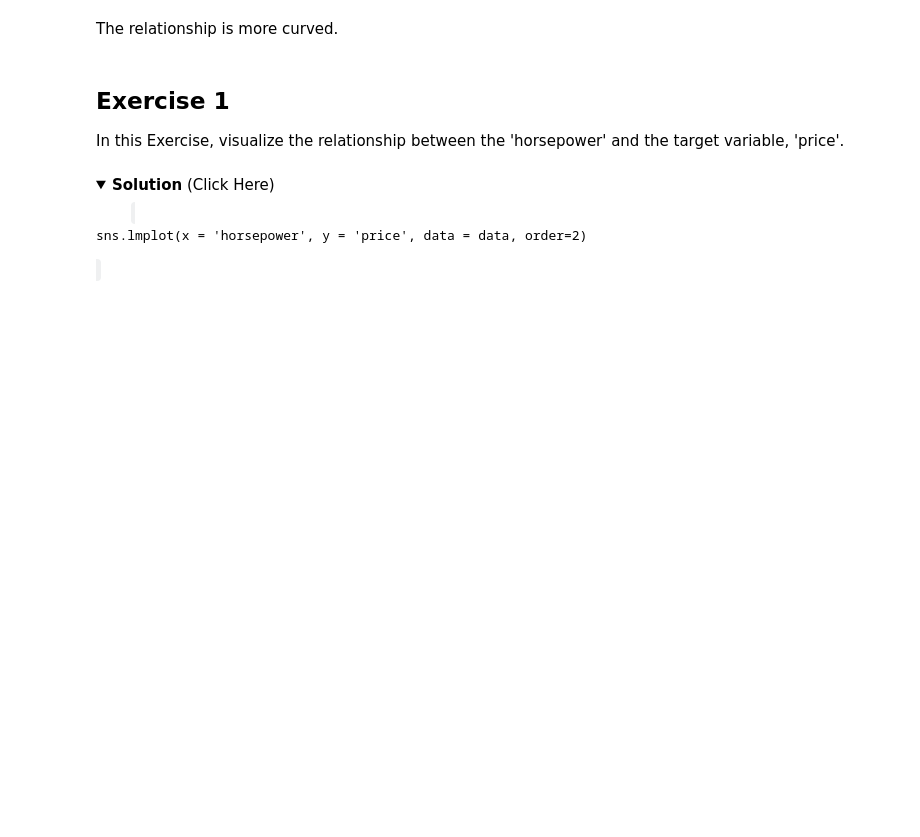
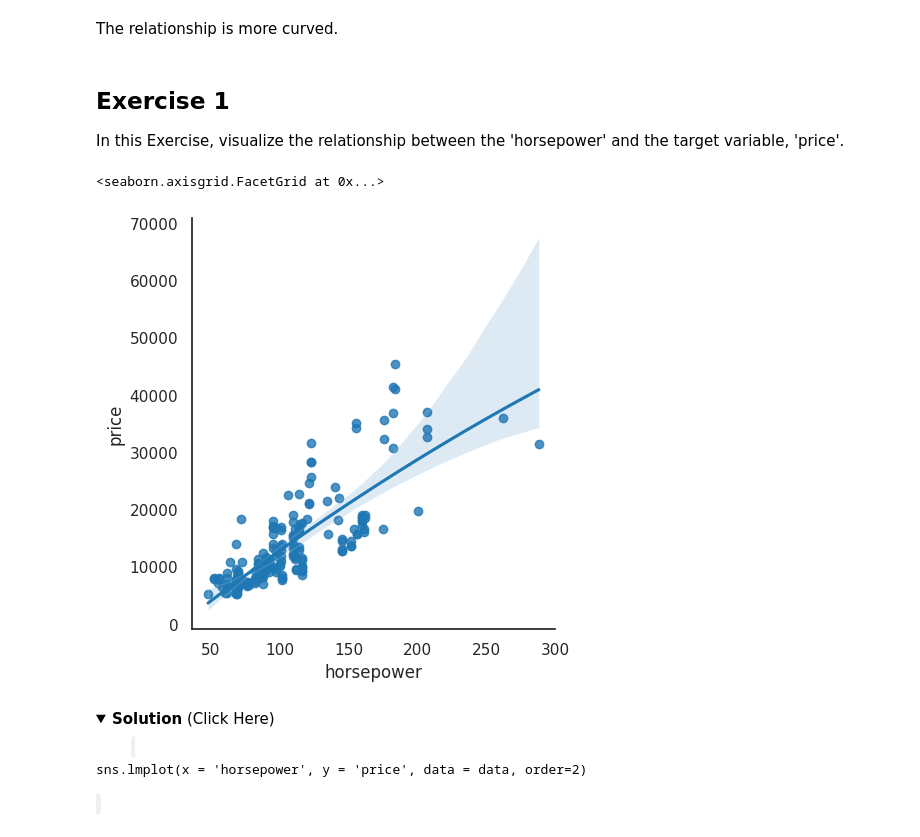
Before and after one commit to htetaunglynn94/coursera, a Jupyter notebook: ibm_ml_series/supervised_ml/module_2/holab_2_polynomial_regression.ipynb, the cells around one changed output. Drawn from its saved outputs; the diff is of its cells as text; code cells hidden in the pictures; folded sections open; blank space fills up the shorter version.

```diff
--- a/ibm_ml_series/supervised_ml/module_2/holab_2_polynomial_regression.ipynb
+++ b/ibm_ml_series/supervised_ml/module_2/holab_2_polynomial_regression.ipynb
@@ -183,6 +199,10 @@ The relationship is more curved.
 In this Exercise, visualize the relationship between the 'horsepower' and the target variable, 'price'.
 # %%
 # Enter your code and run the cell
+sns.lmplot(x='horsepower', y='price', data=data, order=2)
+# %% [output]
+<seaborn.axisgrid.FacetGrid at 0x...>
+[figure, added]
 # %% [markdown]
 <details>
 <summary><strong>Solution</strong> (Click Here)</summary>
```
Also changed, not shown: parts of 46 cells of this notebook.
